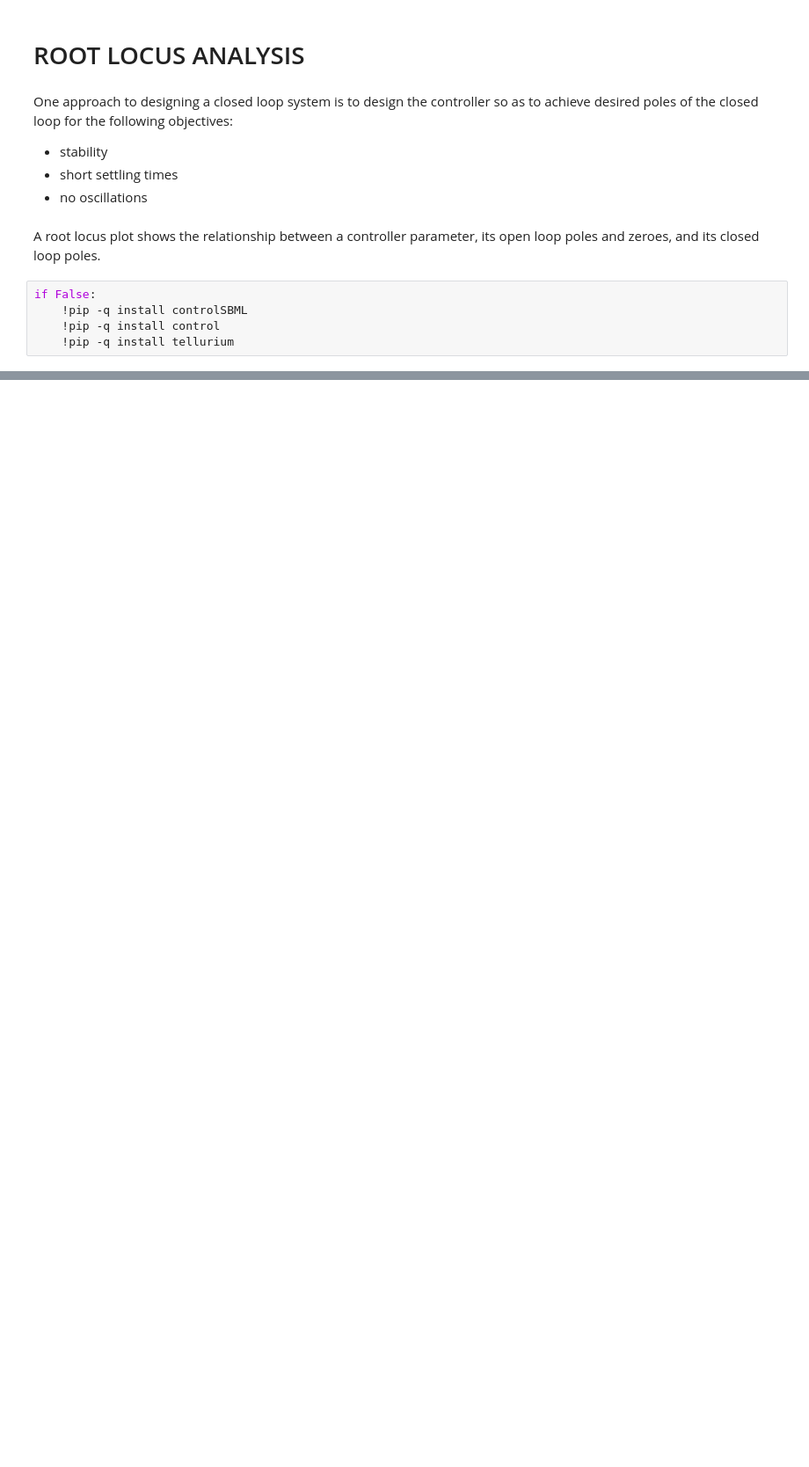
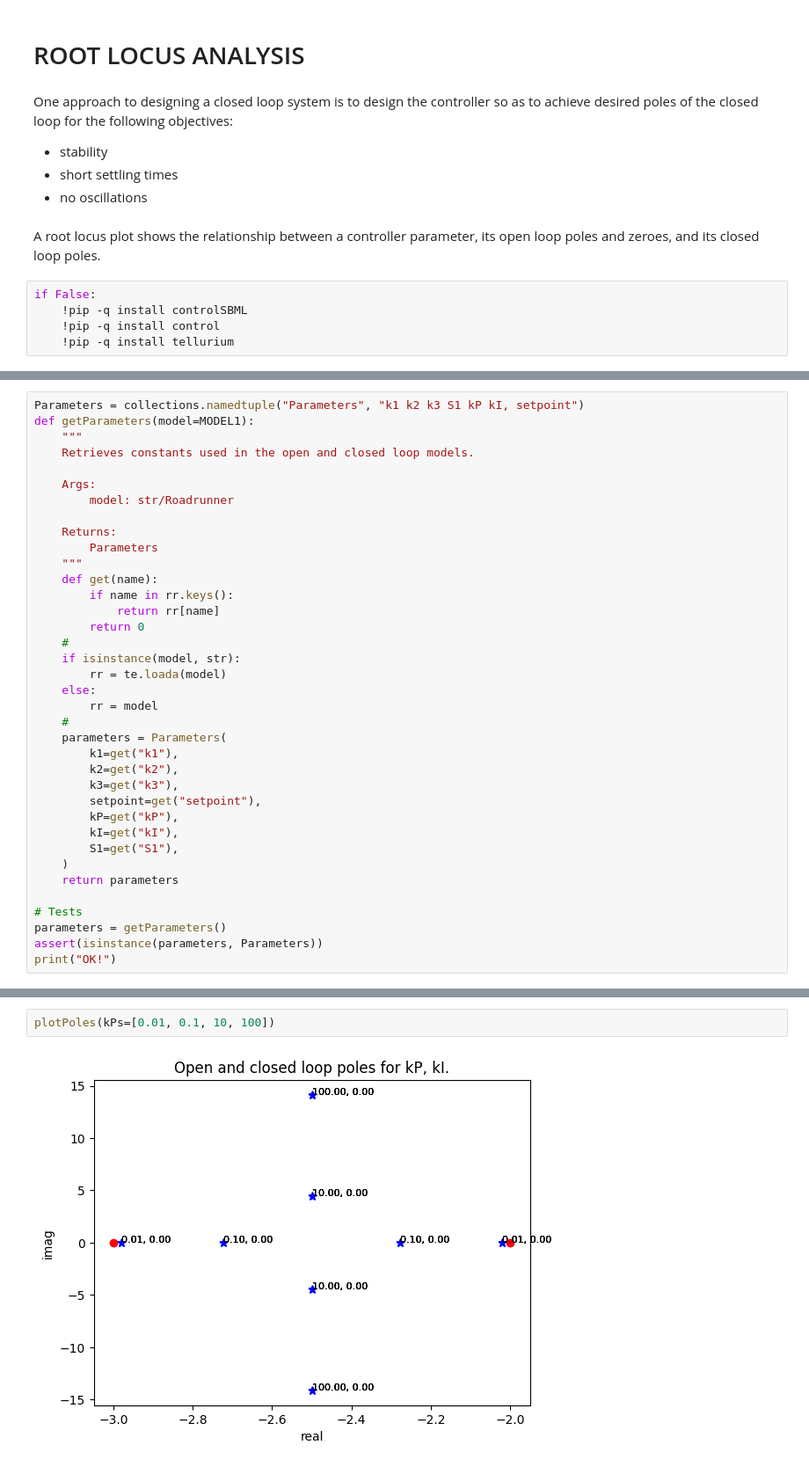
Before and after one commit to joseph-hellerstein/advanced-controls-lectures, a Jupyter notebook: lectures/lecture_14-Analysis-and-Design-of-Closed-Loop-Systems/root_locus_analysis.ipynb, the cells around one changed output, grey strips where cells are left out. Shown at 88% size. Drawn from its saved outputs; the diff is of its cells as text; blank space fills up the shorter version.

```diff
--- a/lectures/lecture_14-Analysis-and-Design-of-Closed-Loop-Systems/root_locus_analysis.ipynb
+++ b/lectures/lecture_14-Analysis-and-Design-of-Closed-Loop-Systems/root_locus_analysis.ipynb
@@ -21,0 +123,37 @@ import tellurium as te
+# %%
+Parameters = collections.namedtuple("Parameters", "k1 k2 k3 S1 kP kI, setpoint")
+def getParameters(model=MODEL1):
+    """
+    Retrieves constants used in the open and closed loop models.
+
+    Args:
+        model: str/Roadrunner
+
+    Returns:
+        Parameters
+    """
+    def get(name):
+        if name in rr.keys():
+            return rr[name]
+        return 0
+    #
+    if isinstance(model, str):
+        rr = te.loada(model)
+    else:
+        rr = model
+    #
+    parameters = Parameters(
+        k1=get("k1"),
+        k2=get("k2"),
+        k3=get("k3"),
+        setpoint=get("setpoint"),
+        kP=get("kP"),
+        kI=get("kI"),
+        S1=get("S1"),
+    )
+    return parameters
+
+# Tests
+parameters = getParameters()
+assert(isinstance(parameters, Parameters))
+print("OK!")
@@ -21,0 +270,4 @@ import tellurium as te
+# %%
+plotPoles(kPs=[0.01, 0.1, 10, 100])
+# %% [output]
+[figure, added]
```
Also changed, not shown: parts of 20 cells of this notebook, 3 other files.
